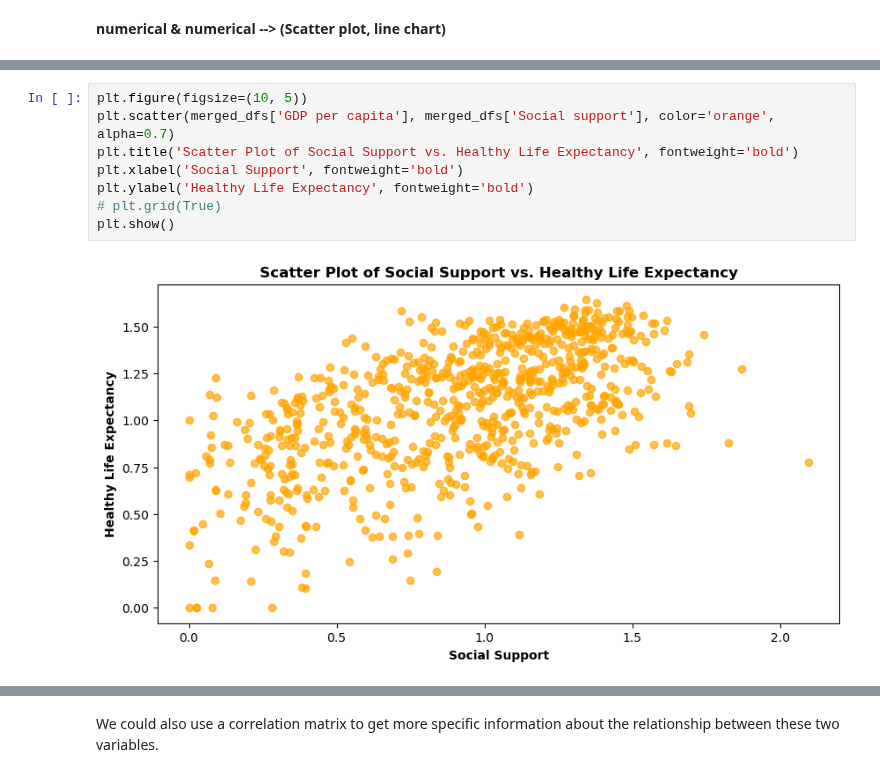
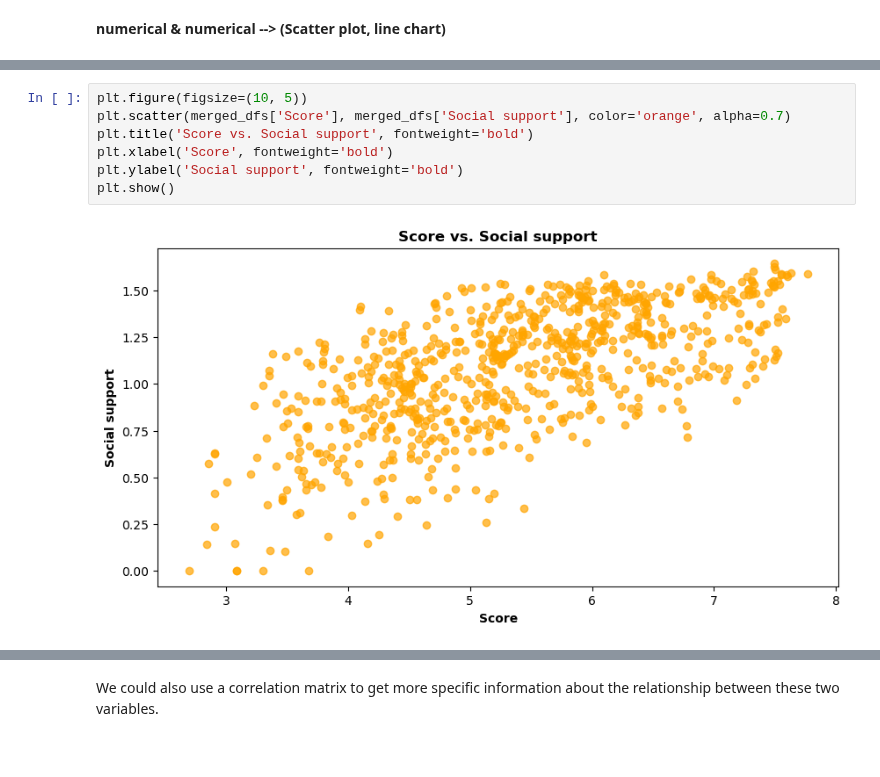
Before and after one commit to Tuwaiq-DS-ML-bootcamp-V-7/Usecase-2, a Jupyter notebook: EDA explain template-(Salman Gassem).ipynb, the cells around one changed output, grey strips where cells are left out. Cells and saved outputs as stored; diff of their text form.

```diff
--- a/EDA explain template-(Salman Gassem).ipynb
+++ b/EDA explain template-(Salman Gassem).ipynb
@@ -1147,10 +1182,9 @@ plt.show()
 # %%
 plt.figure(figsize=(10, 5))
-plt.scatter(merged_dfs['GDP per capita'], merged_dfs['Social support'], color='orange', alpha=0.7)
-plt.title('Scatter Plot of Social Support vs. Healthy Life Expectancy', fontweight='bold')
-plt.xlabel('Social Support', fontweight='bold')
-plt.ylabel('Healthy Life Expectancy', fontweight='bold')
-# plt.grid(True)
+plt.scatter(merged_dfs['Score'], merged_dfs['Social support'], color='orange', alpha=0.7)
+plt.title('Score vs. Social support', fontweight='bold')
+plt.xlabel('Score', fontweight='bold')
+plt.ylabel('Social support', fontweight='bold')
 plt.show()
 # %% [output]
-[figure, old version]
+[figure, new version]
```
Also changed, not shown: parts of 49 cells of this notebook.
